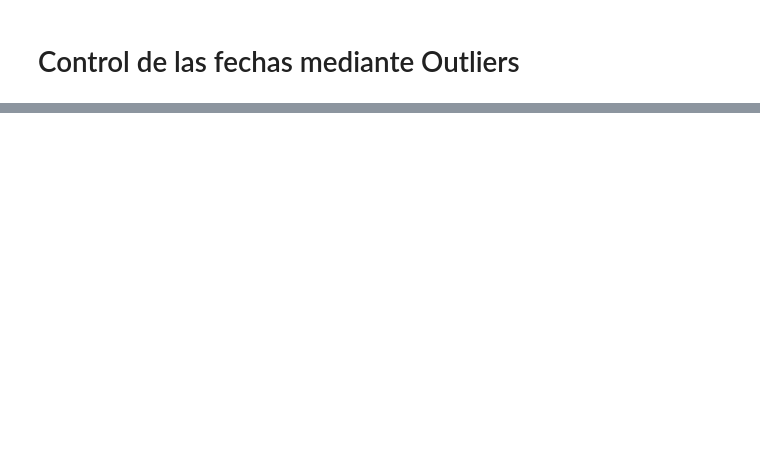
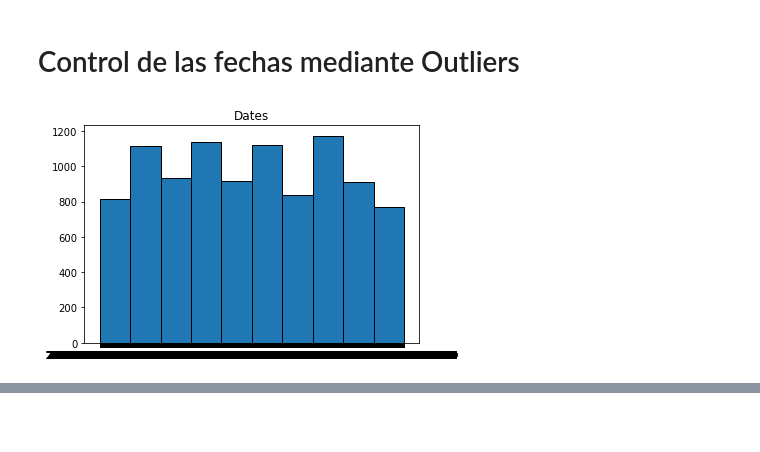
Before and after one commit to jacaceres1/Lab2_Limpieza_Datos, a Jupyter notebook: [NRC_6292]_JoseCáceres_La21Unidad2.ipynb, the cells around one changed output, grey strips where cells are left out. Cells and saved outputs as stored; diff of their text form; code cells hidden in the pictures; blank space fills up the shorter version.

```diff
--- a/[NRC_6292]_JoseCáceres_La21Unidad2.ipynb
+++ b/[NRC_6292]_JoseCáceres_La21Unidad2.ipynb
@@ -142,3 +142,9 @@ df.sample(5)
 | 1484 | 160922611.0 | Passing Call | 2016-04-01T17:02:00 | Not recorded | 900 Block Of Market St | San Francisco | CA | 1 | ... |
 # %% [markdown]
 # Control de las fechas mediante Outliers
+# %%
+plt.title('Dates')
+plt.hist(df['CallDateTime'],edgecolor='black',linewidth=1)
+plt.show()
+# %% [output]
+[figure, added]
```
Also changed, not shown: parts of 1 cell of this notebook.
